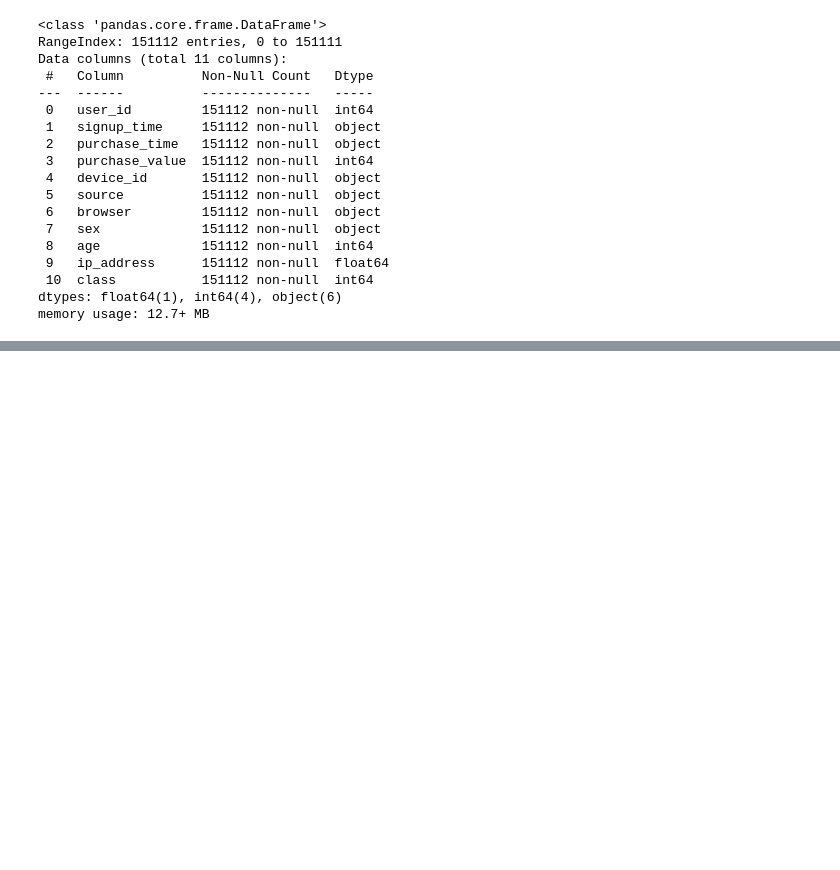
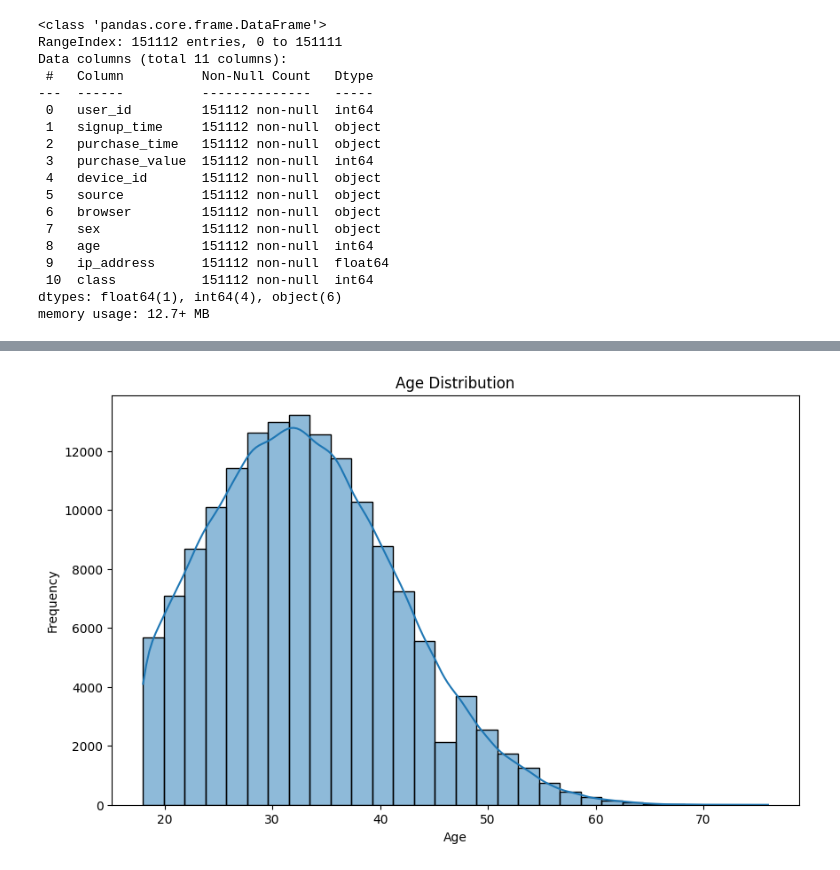
Before and after one commit to surak-alf/Fraud_Detection, a Jupyter notebook: notebook/data_analysis.ipynb, the cells around one changed output, grey strips where cells are left out. Saved outputs shown, nothing was run; the diff lists cells and outputs as text; code cells hidden in the pictures; blank space fills up the shorter version.

```diff
--- a/notebook/data_analysis.ipynb
+++ b/notebook/data_analysis.ipynb
@@ -62,0 +115,10 @@ memory usage: 12.7+ MB
+# %%
+# Age Distribution Plot (Histogram with KDE)
+plt.figure(figsize=(10, 6))  # Adjust width and height as needed
+sns.histplot(fraud_data['age'], kde=True, bins=30) # Added bins for granularity and KDE for smoother visualization
+plt.title('Age Distribution')
+plt.xlabel('Age')
+plt.ylabel('Frequency')
+plt.show()
+# %% [output]
+[figure, added]
```
Also changed, not shown: parts of 11 cells of this notebook, 1 other file.
